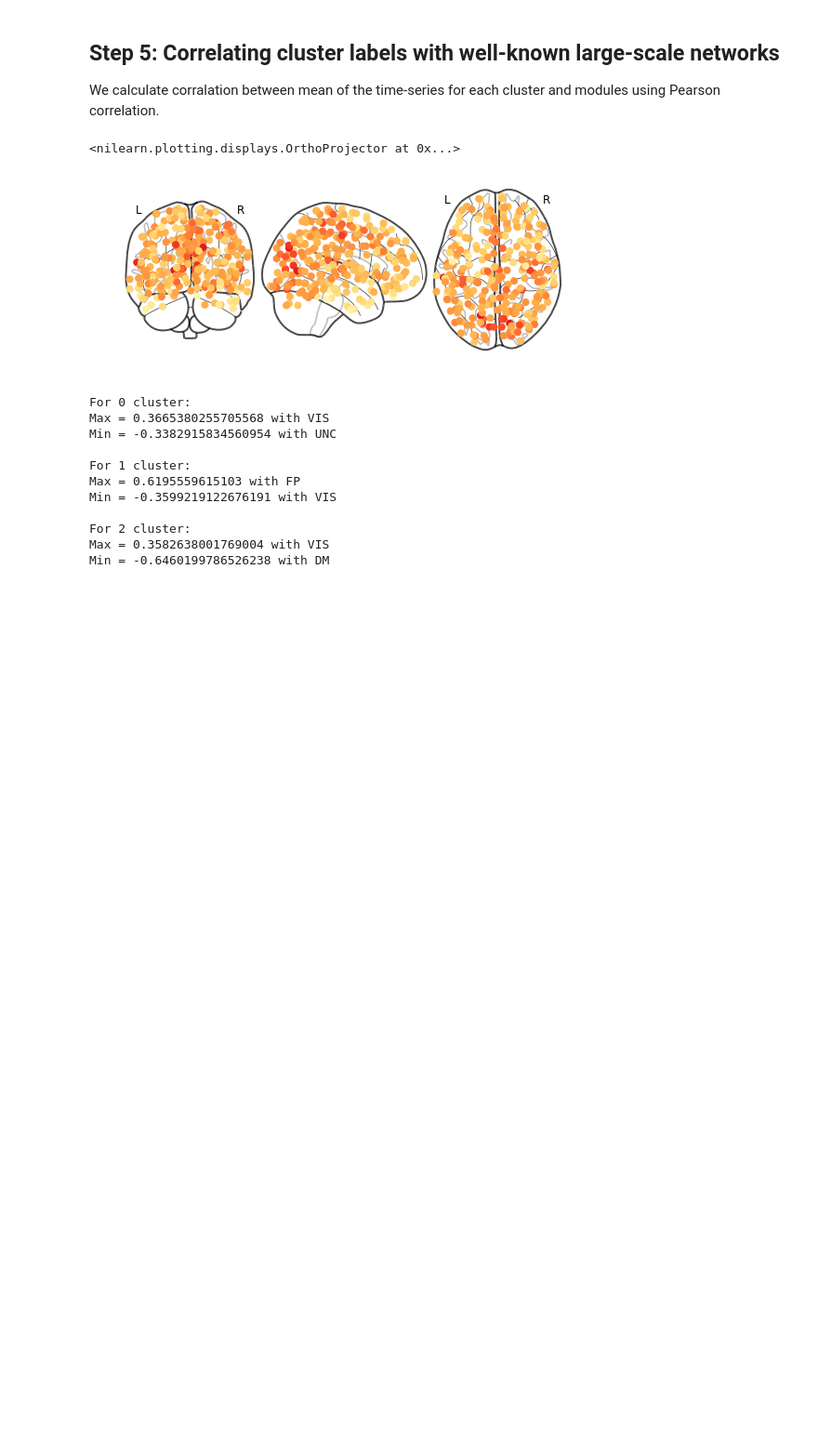
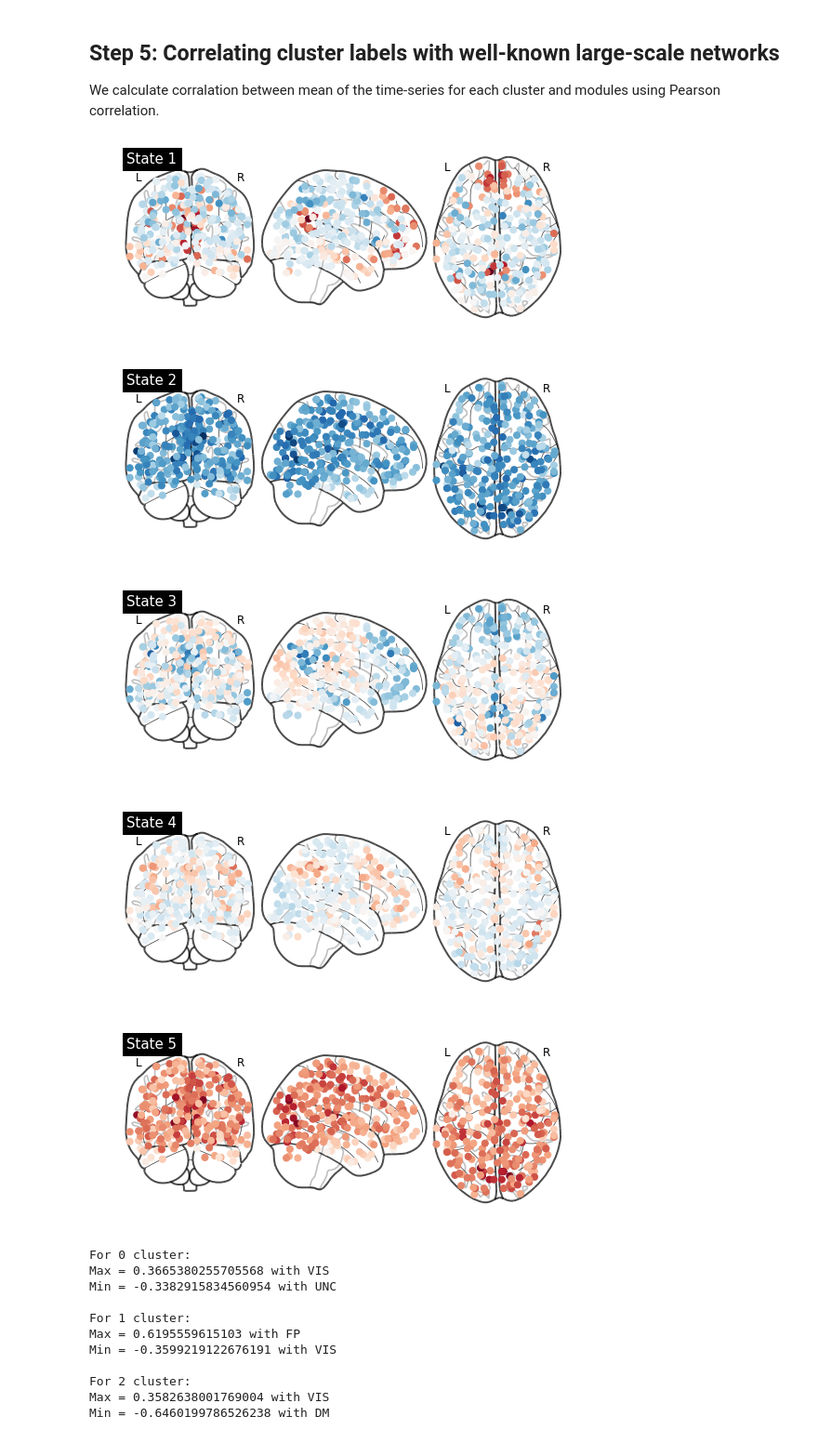
Before and after one commit to LeonBai/wm-brain-states, a Jupyter notebook: brain_states_analysis_power.ipynb, the cells around one changed output. Shown at 93% size. Cells and saved outputs as stored; diff of their text form; code cells hidden in the pictures; blank space fills up the shorter version.

```diff
--- a/brain_states_analysis_power.ipynb
+++ b/brain_states_analysis_power.ipynb
@@ -220,18 +220,24 @@ mean_matrix = k_time_series(5,t_vector)
 # %%
 #loading Power ROIs coordinates
 import matplotlib.pyplot as plt
 
-colors = plt.cm.YlOrRd(mean_matrix[4])
-
-from nilearn import datasets
-from nilearn import plotting
+norm = plt.Normalize(vmax=mean_matrix.max(), vmin=mean_matrix.min())
 
 power = datasets.fetch_coords_power_2011()
 power_coords = np.vstack((power.rois['x'], power.rois['y'], power.rois['z'])).T
-plotting.plot_connectome(np.zeros((t_vector.shape[1],t_vector.shape[1])),power_coords,node_color=colors, edge_vmin=-0.8, edge_vmax=0.85)
+
+for i in range(5):
+    colors = plt.cm.RdBu_r(norm(mean_matrix[i]))
+    from nilearn import datasets
+    from nilearn import plotting
+
+    plotting.plot_connectome(np.zeros((t_vector.shape[1],t_vector.shape[1])),power_coords,node_color=colors,title=f"State {i+1}")
 # %% [output]
-<nilearn.plotting.displays.OrthoProjector at 0x...>
-[figure, old version]
+[figure, new version]
+[figure, added]
+[figure, added]
+[figure, added]
+[figure, added]
 # %%
 #comparing
 import functions
```
Also changed, not shown: parts of 2 cells of this notebook.
